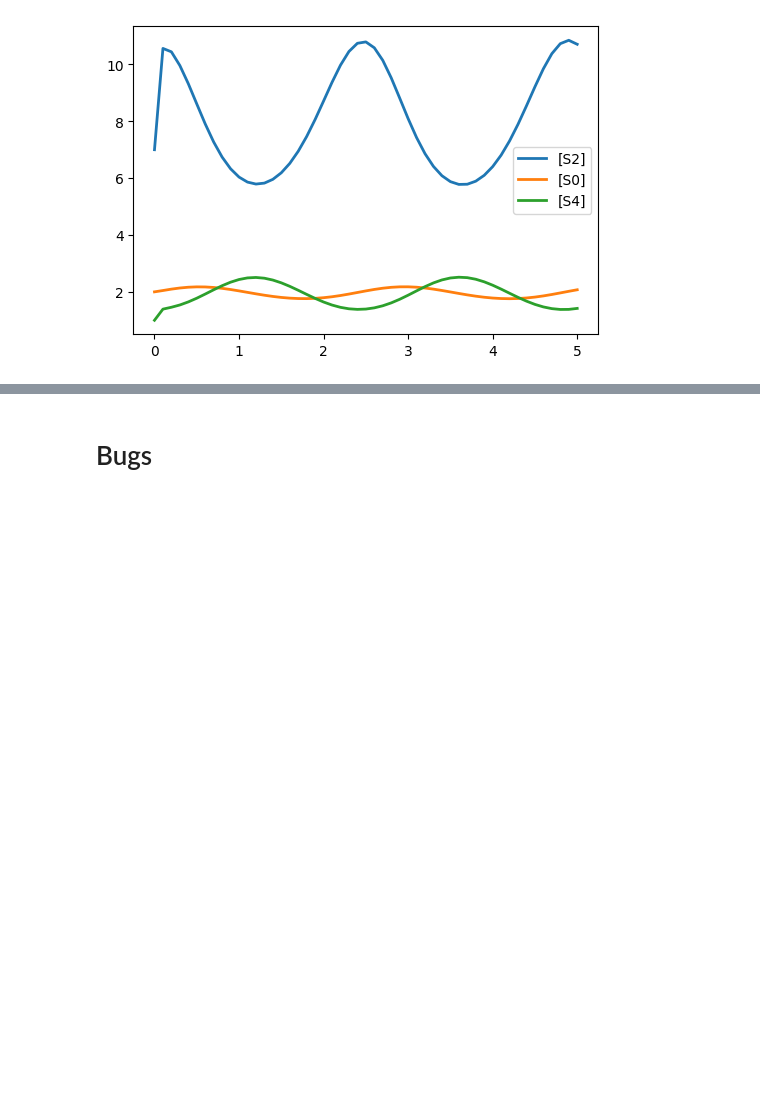
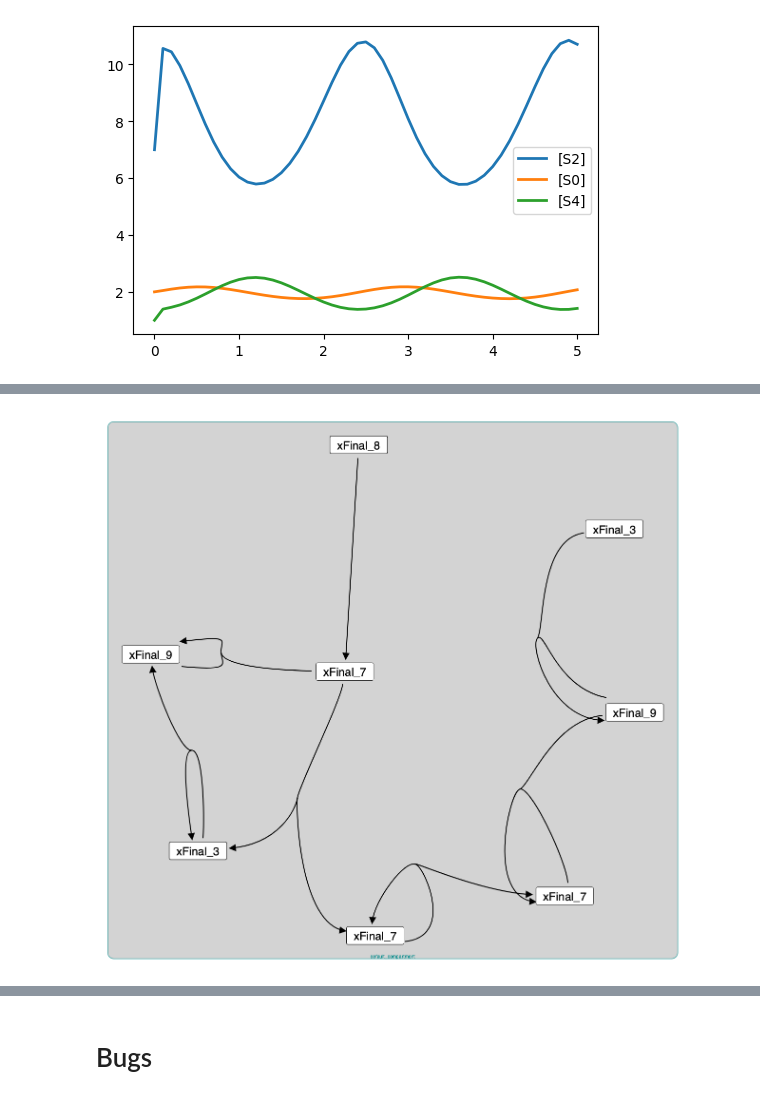
Before and after one commit to ModelEngineering/pySubnetSB, a Jupyter notebook: notebooks/explore_biomodels.ipynb, the cells around one changed output, grey strips where cells are left out. Cells and saved outputs as stored; diff of their text form; code cells hidden in the pictures; blank space fills up the shorter version.

```diff
--- a/notebooks/explore_biomodels.ipynb
+++ b/notebooks/explore_biomodels.ipynb
@@ -219,0 +312,13 @@ rr.plot()
+# %%
+model = """
+R_13: xFinal_8 -> xFinal_7; 1
+  R_6: xFinal_3 -> xFinal_3 + xFinal_9; 1
+  R_15: xFinal_7 + xFinal_9 -> xFinal_9; 1
+  R_24: xFinal_7 -> xFinal_7 + xFinal_3; 1
+  R_25: xFinal_3 + xFinal_9 -> xFinal_9; 1
+  R_14: xFinal_7 -> 2.0 xFinal_7; 1
+  R_7: xFinal_7 + xFinal_9 -> xFinal_7; 1
+"""
+drawModel(model)
+# %% [output]
+[figure, added]
```
Also changed, not shown: parts of 35 cells of this notebook, 12 other files.
